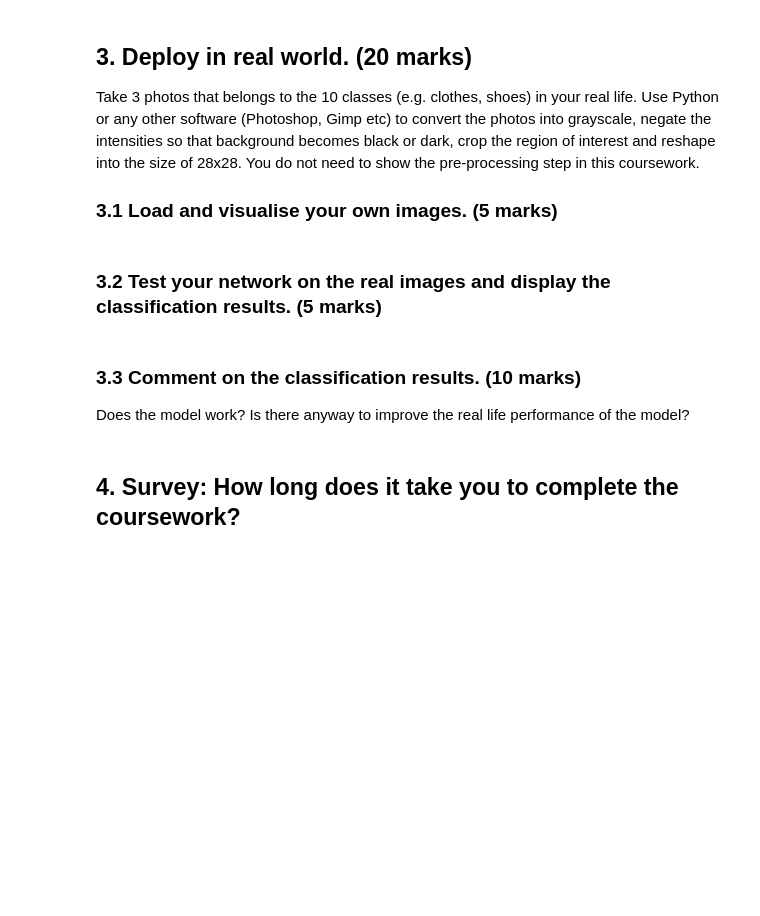
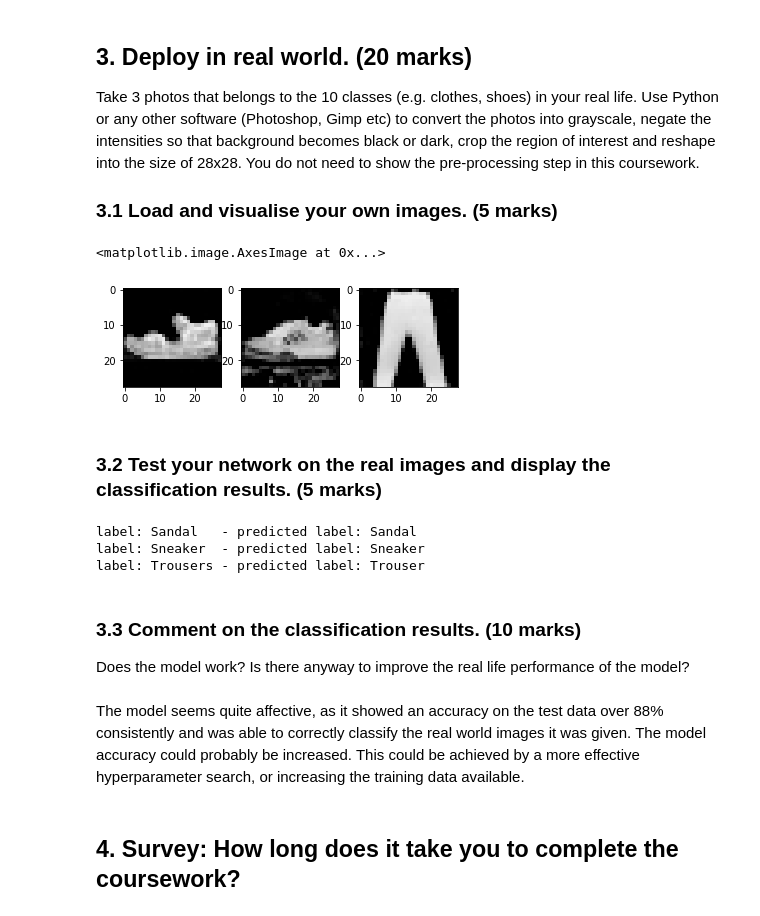
Before and after one commit to olly-larkin/Computer_Vision_2021, a Jupyter notebook: coursework_02/coursework_02.ipynb, the cells around one changed output. Cells and saved outputs as stored; diff of their text form; code cells hidden in the pictures; blank space fills up the shorter version.

```diff
--- a/coursework_02/coursework_02.ipynb
+++ b/coursework_02/coursework_02.ipynb
@@ -276,11 +276,54 @@ print(metrics.confusion_matrix(labels_tested, predictions))
 Take 3 photos that belongs to the 10 classes (e.g. clothes, shoes) in your real life. Use Python or any other software (Photoshop, Gimp etc) to convert the photos into grayscale, negate the intensities so that background becomes black or dark, crop the region of interest and reshape into the size of 28x28. You do not need to show the pre-processing step in this coursework.
 
 ### 3.1 Load and visualise your own images. (5 marks)
+# %%
+import imageio
+
+sandal = imageio.imread('sandal_small.jpg')
+plt.subplot(131)
+plt.imshow(sandal)
+
+sneaker = imageio.imread('sneaker_small.jpg')
+plt.subplot(132)
+plt.imshow(sneaker)
+
+trousers = imageio.imread('trousers_small.jpg')
+plt.subplot(133)
+plt.imshow(trousers)
+# %% [output]
+<matplotlib.image.AxesImage at 0x...>
+[figure, added]
 # %% [markdown]
 ### 3.2 Test your network on the real images and display the classification results. (5 marks)
+# %%
+def grayscale_norm(img):
+    out = []
+    for row in img:
+        gr = []
+        for px in row:
+            gr.append(px[0] / 255)
+        out.append(gr)
+    return out
+
+imgs = [grayscale_norm(x) for x in [sandal, sneaker, trousers]]
+inputs = torch.from_numpy(np.expand_dims(imgs, axis=1)).type(torch.float32)
+outputs = model(inputs)
+_, predictions = torch.max(outputs.data, 1)
+
+np_predictions = predictions.cpu().numpy()
+print("\n")
+print(f'label: Sandal   - predicted label: {class_name[np_predictions[0]]}')
+print(f'label: Sneaker  - predicted label: {class_name[np_predictions[1]]}')
+print(f'label: Trousers - predicted label: {class_name[np_predictions[2]]}')
+# %% [output]
+label: Sandal   - predicted label: Sandal
+label: Sneaker  - predicted label: Sneaker
+label: Trousers - predicted label: Trouser
 # %% [markdown]
 ### 3.3 Comment on the classification results. (10 marks)
 
 Does the model work? Is there anyway to improve the real life performance of the model?
+# %% [markdown]
+The model seems quite affective, as it showed an accuracy on the test data over 88% consistently and was able to correctly classify the real world images it was given. The model accuracy could probably be increased. This could be achieved by a more effective hyperparameter search, or increasing the training data available.
 # %% [markdown]
 ## 4. Survey: How long does it take you to complete the coursework?
```
Also changed, not shown: parts of 5 cells of this notebook, 8 other files.
